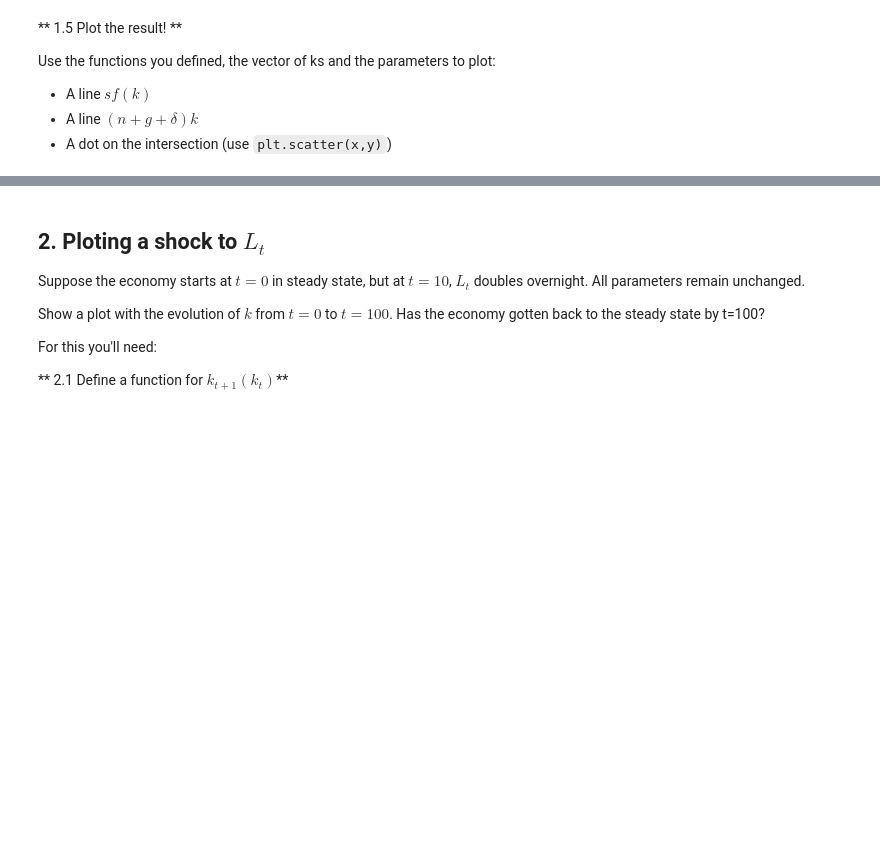
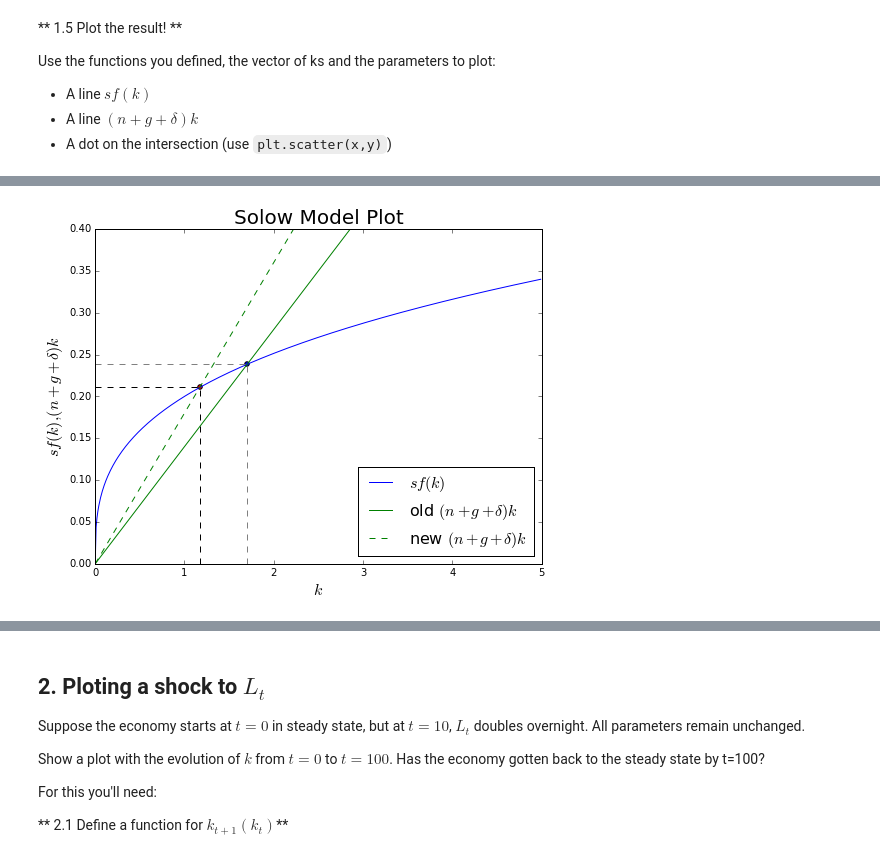
Before and after one commit to crisla/code-club, a Jupyter notebook: s1/Solow Model Example - Solution.ipynb, the cells around one changed output, grey strips where cells are left out. Saved outputs shown, nothing was run; the diff lists cells and outputs as text; code cells hidden in the pictures; blank space fills up the shorter version.

```diff
--- a/s1/Solow Model Example - Solution.ipynb
+++ b/s1/Solow Model Example - Solution.ipynb
@@ -130,0 +127,27 @@ When coding on your own, it is always a good practice to:
+# %%
+new_pams = {'alpha':0.33, 'delta':0.05, 'n':0.06, 'g': 0.07, 's':0.2}
+k_ss_new = k_star(new_pams)
+ypoint_new = depreciation_line(k_ss_new,new_pams)
+
+plt.figure(figsize=(8,6))
+plt.plot(k_vec,investment_line(k_vec,my_pams),label='$sf(k)$')
+plt.plot(k_vec,depreciation_line(k_vec,my_pams),label="old $(n+g+\delta)k$")
+plt.scatter(k_ss,ypoint)
+
+plt.plot(k_vec,depreciation_line(k_vec,new_pams),label="new $(n+g+\delta)k$",c='green',ls='--')
+plt.scatter(k_ss_new,ypoint_new, c='red')
+
+plt.plot((k_ss,k_ss), (0,ypoint),ls='--',c='grey')
+plt.plot((0,k_ss), (ypoint,ypoint),ls='--',c='grey')
+plt.plot((k_ss_new,k_ss_new), (0,ypoint_new),ls='--',c='black')
+plt.plot((0,k_ss_new), (ypoint_new,ypoint_new),ls='--',c='black')
+
+plt.ylim(0,0.4)
+plt.xlim(0,5)
+plt.xlabel("$k$", fontsize=16)
+plt.ylabel("$sf(k),(n+g+\delta)k$", fontsize=16)
+plt.legend(loc='best', fontsize=16)
+plt.title("Solow Model Plot", fontsize=20)
+plt.show()
+# %% [output]
+[figure, added]
```
Also changed, not shown: parts of 24 cells of this notebook.
